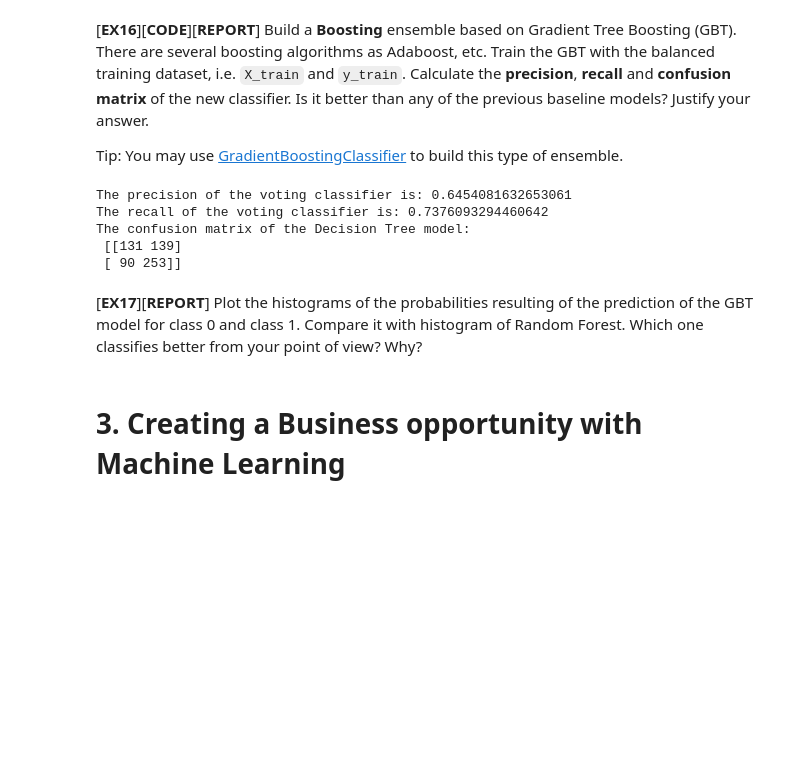
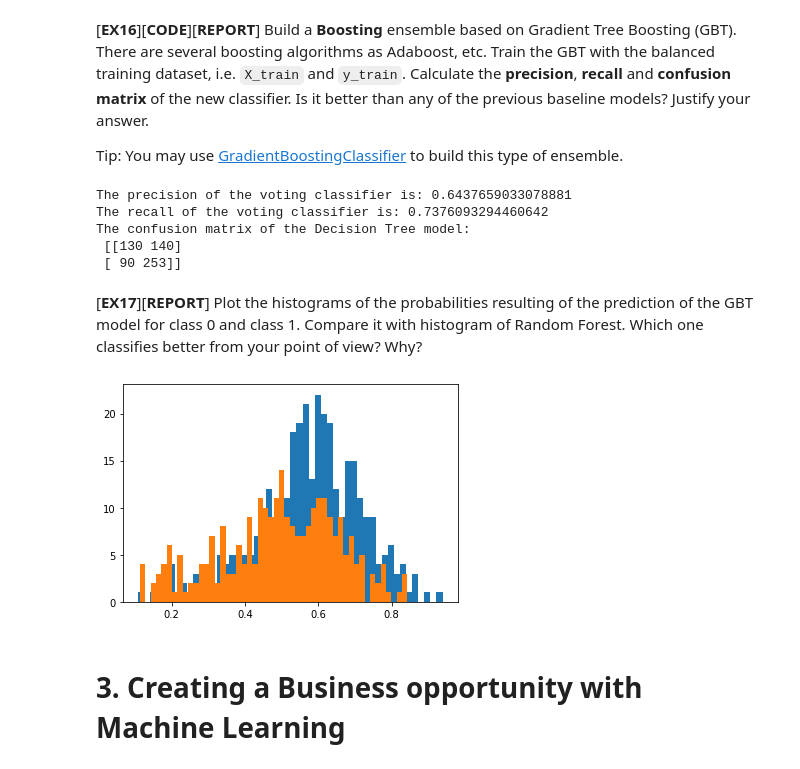
Before and after one commit to alex1162/Machine-Learning, a Jupyter notebook: PJ2/P02.ipynb, the cells around one changed output. Cells and saved outputs as stored; diff of their text form; code cells hidden in the pictures; blank space fills up the shorter version.

```diff
--- a/PJ2/P02.ipynb
+++ b/PJ2/P02.ipynb
@@ -748,22 +761,35 @@ The confusion matrix of the Decision Tree model:
 
 Tip: You may use [GradientBoostingClassifier](https://scikit-learn.org/stable/modules/generated/sklearn.ensemble.GradientBoostingClassifier.html) to build this type of ensemble.
 # %%
-GBC = GradientBoostingClassifier()
-GBC.fit(X_train, y_train)
-gbc_predicts = GBC.predict(X_test)
-gbc_prec = precision_score(y_test, gbc_predicts)
-gbc_recall = recall_score(y_test, gbc_predicts)
-print(f"The precision of the voting classifier is: {gbc_prec}")
-print(f"The recall of the voting classifier is: {gbc_recall}")
-print(f"The confusion matrix of the Decision Tree model:\n {confusion_matrix(y_test, gbc_predicts)}\n")
+GBT = GradientBoostingClassifier()
+GBT.fit(X_train, y_train)
+gbt_predicts = GBT.predict(X_test)
+gbt_prec = precision_score(y_test, gbt_predicts)
+gbt_recall = recall_score(y_test, gbt_predicts)
+print(f"The precision of the voting classifier is: {gbt_prec}")
+print(f"The recall of the voting classifier is: {gbt_recall}")
+print(f"The confusion matrix of the Decision Tree model:\n {confusion_matrix(y_test, gbt_predicts)}\n")
 # %% [output]
-The precision of the voting classifier is: 0.6454081632653061
+The precision of the voting classifier is: 0.6437659033078881
 The recall of the voting classifier is: 0.7376093294460642
 The confusion matrix of the Decision Tree model:
- [[131 139]
+ [[130 140]
  [ 90 253]]
 # %% [markdown]
 [**EX17**][**REPORT**] Plot the histograms of the probabilities resulting of the prediction of the GBT model for class 0 and class 1. Compare it with histogram of Random Forest. Which one classifies better from your point of view? Why?
+# %%
+probabilities_of_prediction = GBT.predict_proba(X_test)
+
+probabilities_of_prediction = np.append(probabilities_of_prediction[:, 1].reshape(-1,1), np.asarray(y_test).reshape(-1,1), axis = 1)
+
+probabilities_of_prediction_customers = probabilities_of_prediction[probabilities_of_prediction[:, 1] == 1]
+probabilities_of_prediction_noncustomers = probabilities_of_prediction[probabilities_of_prediction[:, 1] == 0]
+
+plt.hist(probabilities_of_prediction_customers[:, 0], bins = 50)
+plt.hist(probabilities_of_prediction_noncustomers[:, 0], bins = 50)
+plt.show()
+# %% [output]
+[figure, added]
 # %% [markdown]
 # 3. Creating a Business opportunity with Machine Learning
 # %% [markdown]
```
Also changed, not shown: parts of 1 cell of this notebook.
